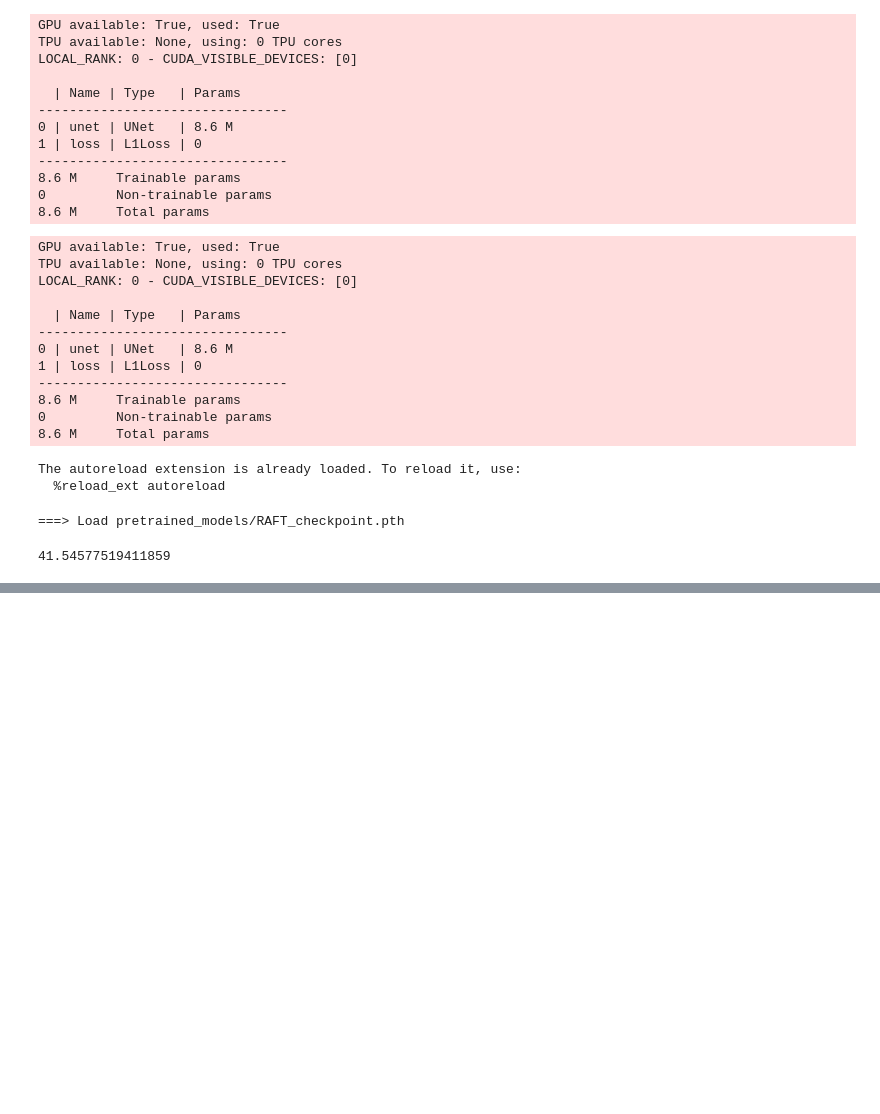
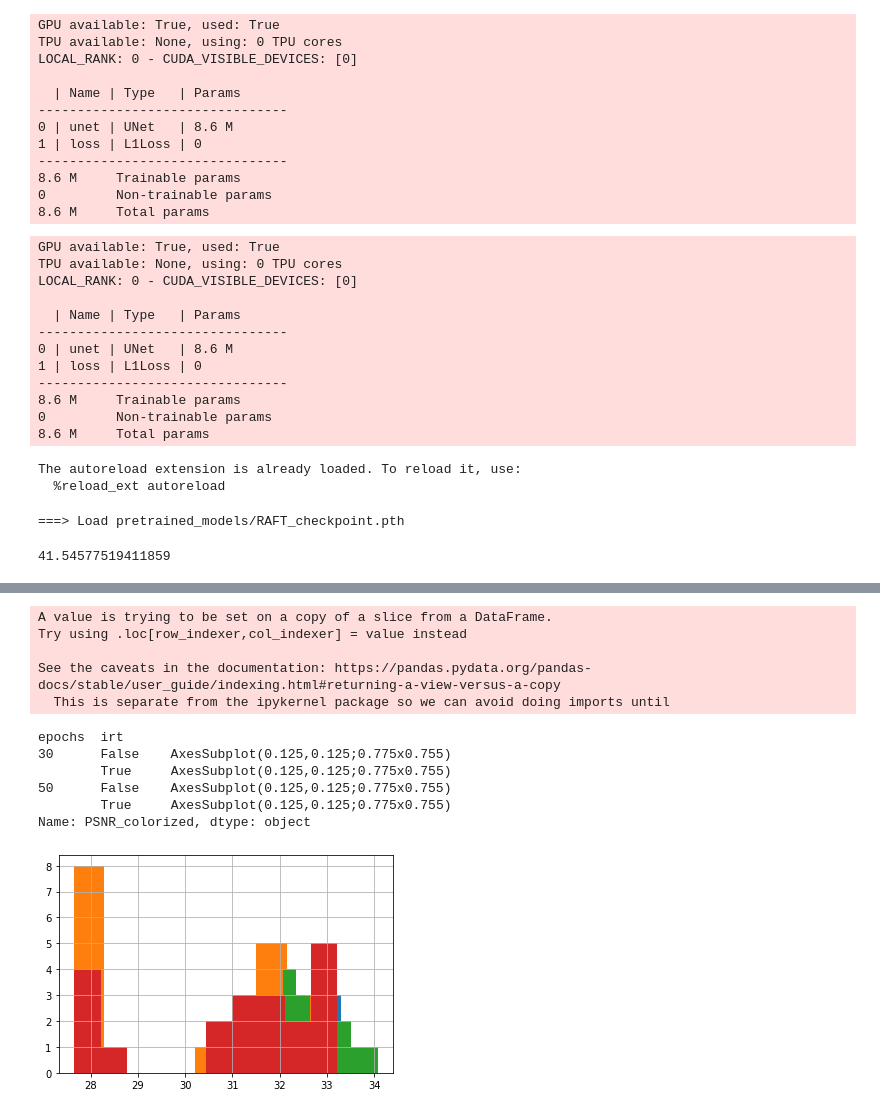
Before and after one commit to nicolas-dufour/instance-video-colorization, a Jupyter notebook: deepvideoprior.ipynb, the cells around one changed output, grey strips where cells are left out. Saved outputs shown, nothing was run; the diff lists cells and outputs as text; code cells hidden in the pictures; blank space fills up the shorter version.

```diff
--- a/deepvideoprior.ipynb
+++ b/deepvideoprior.ipynb
@@ -258,0 +331,12 @@ for path in tqdm(os.listdir(prior_folder)):
+# %%
+import os
+from tqdm.notebook import tqdm
+
+orig_folder = '/content/drive/MyDrive/video_colorisation/video_original/'
+colorized_folder = '/content/drive/MyDrive/video_colorisation/video_colorization/'
+prior_folder = '/content/drive/MyDrive/video_colorisation/video_reg_deep_prior_no_irt_50e/'
+for path in tqdm(os.listdir(prior_folder)):
+    warp_error =  compute_warp_error(prior_folder+path)
+    PSNR_original = compute_video_psnr(orig_folder+path, prior_folder+path)
+    PSNR_colorized = compute_video_psnr(colorized_folder+path, prior_folder+path)
+    df = df.append(pd.DataFrame([[path, PSNR_original, PSNR_colorized,warp_error,'50',False,True]],columns=['vid_name','PSNR_original','PSNR_colorized','warp_error','epochs','irt','prior']))
@@ -258,0 +364,12 @@ for path in tqdm(os.listdir(prior_folder)):
+# %%
+import os
+from tqdm.notebook import tqdm
+
+orig_folder = '/content/drive/MyDrive/video_colorisation/video_original/'
+colorized_folder = '/content/drive/MyDrive/video_colorisation/video_colorization/'
+prior_folder = '/content/drive/MyDrive/video_colorisation/video_reg_deep_prior_no_irt_30e/'
+for path in tqdm(os.listdir(prior_folder)):
+    warp_error =  compute_warp_error(prior_folder+path)
+    PSNR_original = compute_video_psnr(orig_folder+path, prior_folder+path)
+    PSNR_colorized = compute_video_psnr(colorized_folder+path, prior_folder+path)
+    df = df.append(pd.DataFrame([[path, PSNR_original, PSNR_colorized,warp_error,'30',False,True]],columns=['vid_name','PSNR_original','PSNR_colorized','warp_error','epochs','irt','prior']))
@@ -258,0 +397,10 @@ for path in tqdm(os.listdir(prior_folder)):
+# %%
+import os
+from tqdm.notebook import tqdm
+
+orig_folder = '/content/drive/MyDrive/video_colorisation/video_original/'
+colorized_folder = '/content/drive/MyDrive/video_colorisation/video_colorization/'
+for path in tqdm(os.listdir(prior_folder)):
+    warp_error =  compute_warp_error(colorized_folder+path)
+    PSNR_original = compute_video_psnr(orig_folder+path, colorized_folder+path)
+    df = df.append(pd.DataFrame([[path, PSNR_original, None,warp_error,None,False,False]],columns=['vid_name','PSNR_original','PSNR_colorized','warp_error','epochs','irt','prior']))
@@ -262,0 +456,20 @@ df
+# %%
+import numpy as np
+prior_df = df[df['prior']==True]
+prior_df['PSNR_colorized'] = prior_df['PSNR_colorized'].astype(np.float32)
+# %% [output]
+A value is trying to be set on a copy of a slice from a DataFrame.
+Try using .loc[row_indexer,col_indexer] = value instead
+
+See the caveats in the documentation: https://pandas.pydata.org/pandas-docs/stable/user_guide/indexing.html#returning-a-view-versus-a-copy
+  This is separate from the ipykernel package so we can avoid doing imports until
+# %%
+prior_df.groupby(['epochs','irt'])['PSNR_colorized'].hist()
+# %% [output]
+epochs  irt
+30      False    AxesSubplot(0.125,0.125;0.775x0.755)
+        True     AxesSubplot(0.125,0.125;0.775x0.755)
+50      False    AxesSubplot(0.125,0.125;0.775x0.755)
+        True     AxesSubplot(0.125,0.125;0.775x0.755)
+Name: PSNR_colorized, dtype: object
+[figure, added]
```
Also changed, not shown: parts of 18 cells of this notebook.
